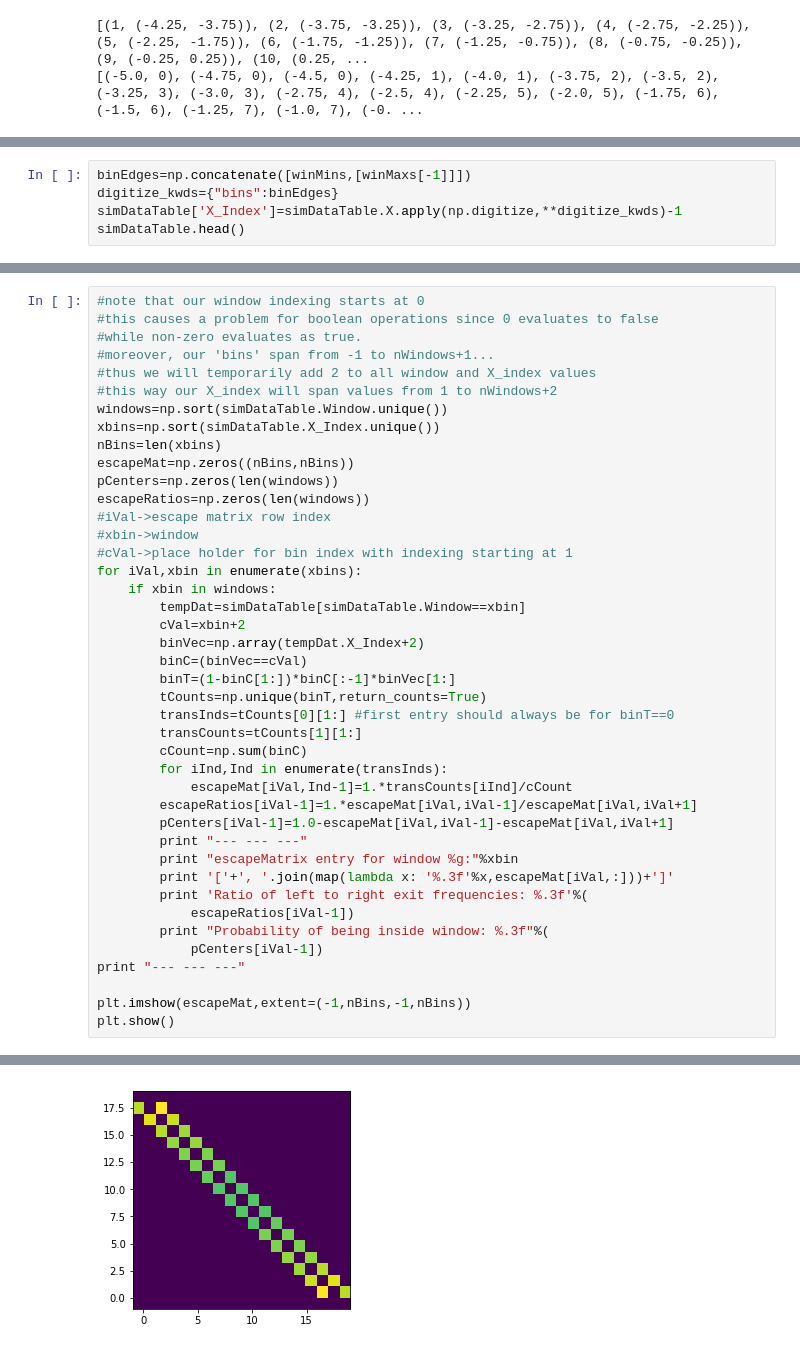
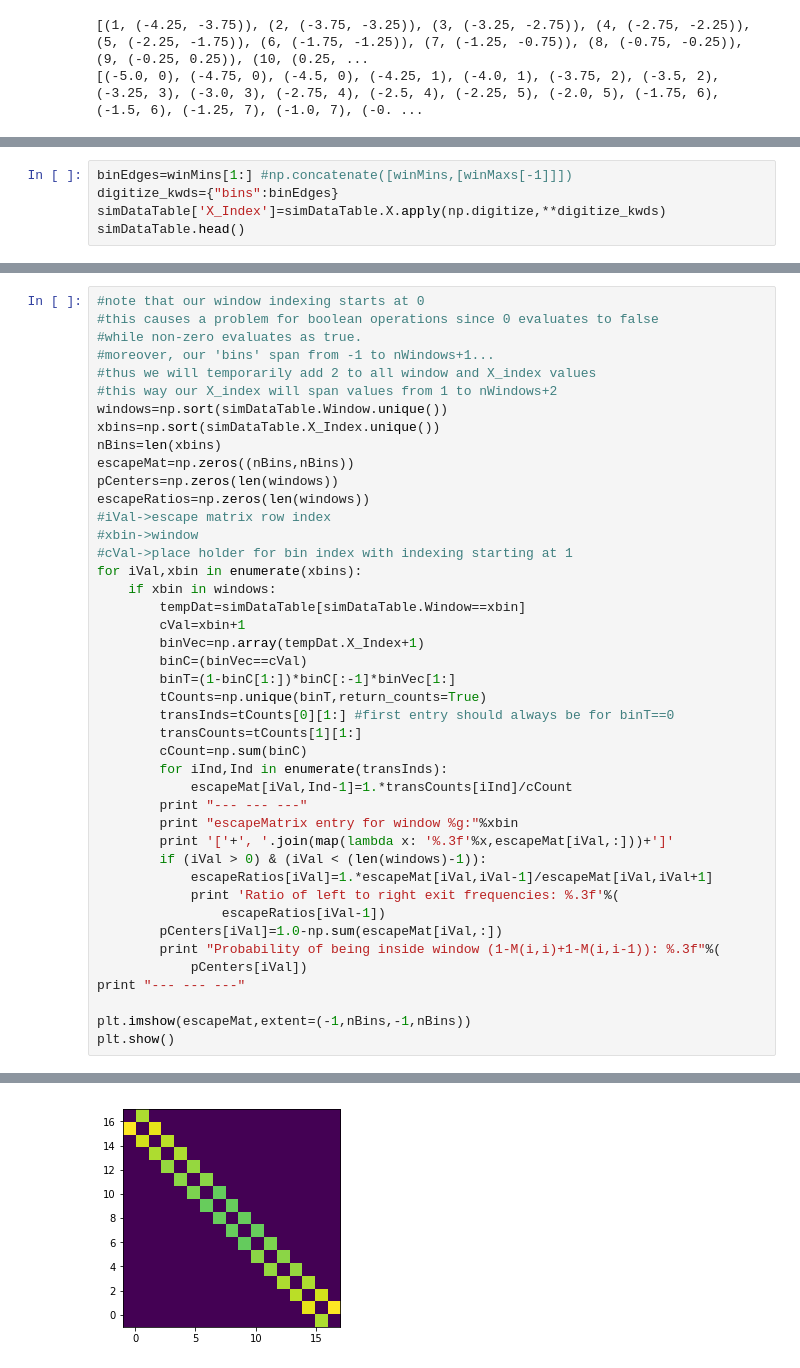
Before and after one commit to wesleymsmith/Milestoning_Analysis, a Jupyter notebook: Analyze_Well_Test_Simulation.ipynb, the cells around one changed output, grey strips where cells are left out. Drawn from its saved outputs; the diff is of its cells as text.

```diff
--- a/Analyze_Well_Test_Simulation.ipynb
+++ b/Analyze_Well_Test_Simulation.ipynb
@@ -62,7 +69,7 @@ By subtracting 1 from the digitize result, our X_Index will match the window tha
 # %%
-binEdges=np.concatenate([winMins,[winMaxs[-1]]])
+binEdges=winMins[1:] #np.concatenate([winMins,[winMaxs[-1]]])
 digitize_kwds={"bins":binEdges}
-simDataTable['X_Index']=simDataTable.X.apply(np.digitize,**digitize_kwds)-1
+simDataTable['X_Index']=simDataTable.X.apply(np.digitize,**digitize_kwds)
 simDataTable.head()
 # %% [output]
 |  | Window | Frame | Time | X | V | F | E | X_Index |
@@ -116,8 +145,8 @@ escapeRatios=np.zeros(len(windows))
 for iVal,xbin in enumerate(xbins):
     if xbin in windows:
         tempDat=simDataTable[simDataTable.Window==xbin]
-        cVal=xbin+2
-        binVec=np.array(tempDat.X_Index+2)
+        cVal=xbin+1
+        binVec=np.array(tempDat.X_Index+1)
         binC=(binVec==cVal)
         binT=(1-binC[1:])*binC[:-1]*binVec[1:]
         tCounts=np.unique(binT,return_counts=True)
@@ -126,15 +155,16 @@ for iVal,xbin in enumerate(xbins):
         cCount=np.sum(binC)
         for iInd,Ind in enumerate(transInds):
             escapeMat[iVal,Ind-1]=1.*transCounts[iInd]/cCount
-        escapeRatios[iVal-1]=1.*escapeMat[iVal,iVal-1]/escapeMat[iVal,iVal+1]
-        pCenters[iVal-1]=1.0-escapeMat[iVal,iVal-1]-escapeMat[iVal,iVal+1]
         print "--- --- ---"
         print "escapeMatrix entry for window %g:"%xbin
         print '['+', '.join(map(lambda x: '%.3f'%x,escapeMat[iVal,:]))+']'
-        print 'Ratio of left to right exit frequencies: %.3f'%(
-            escapeRatios[iVal-1])
-        print "Probability of being inside window: %.3f"%(
-            pCenters[iVal-1])
+        if (iVal > 0) & (iVal < (len(windows)-1)):
+            escapeRatios[iVal]=1.*escapeMat[iVal,iVal-1]/escapeMat[iVal,iVal+1]
+            print 'Ratio of left to right exit frequencies: %.3f'%(
+                escapeRatios[iVal-1])
+        pCenters[iVal]=1.0-np.sum(escapeMat[iVal,:])
+        print "Probability of being inside window (1-M(i,i)+1-M(i,i-1)): %.3f"%(
+            pCenters[iVal])
 print "--- --- ---"
 
 plt.imshow(escapeMat,extent=(-1,nBins,-1,nBins))
@@ -159,2 +189,2 @@ Probability of being inside window: 0.601
 --- --- ---
-[figure, old version]
+[figure, new version]
```
Also changed, not shown: parts of 15 cells of this notebook, 1 other file.
